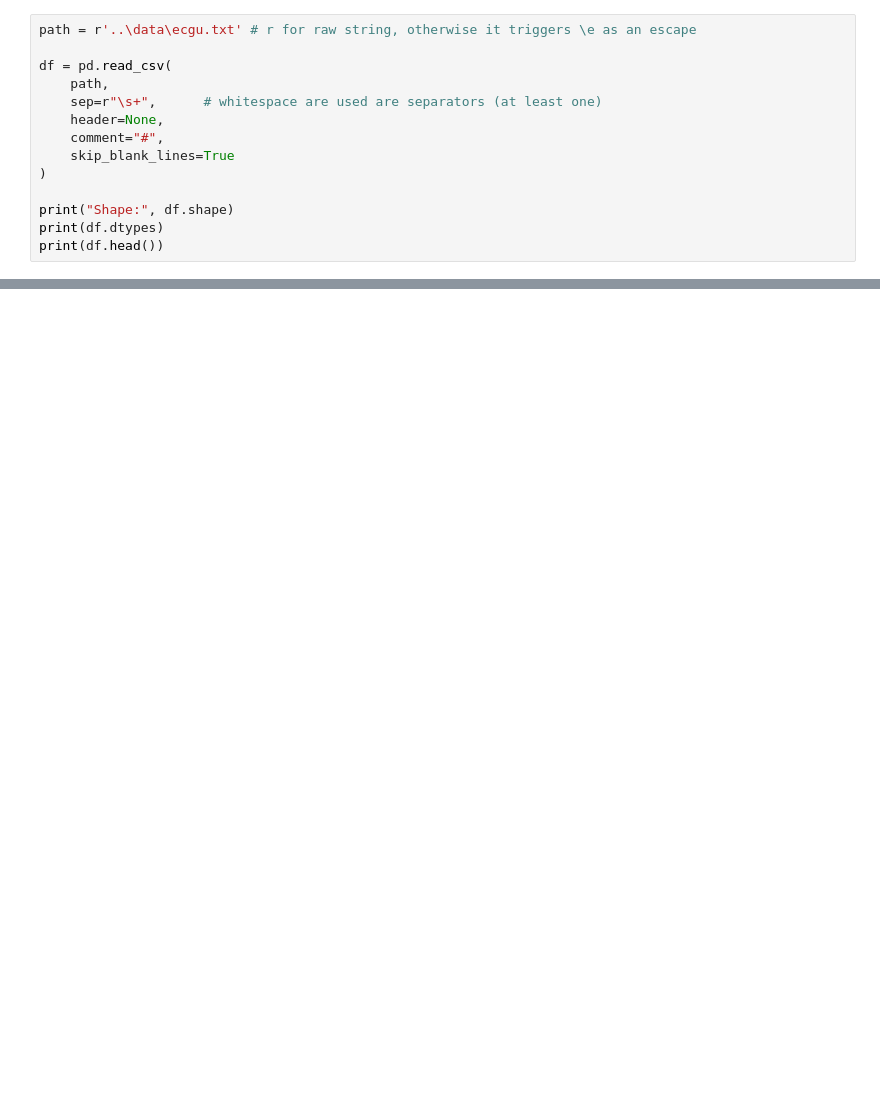
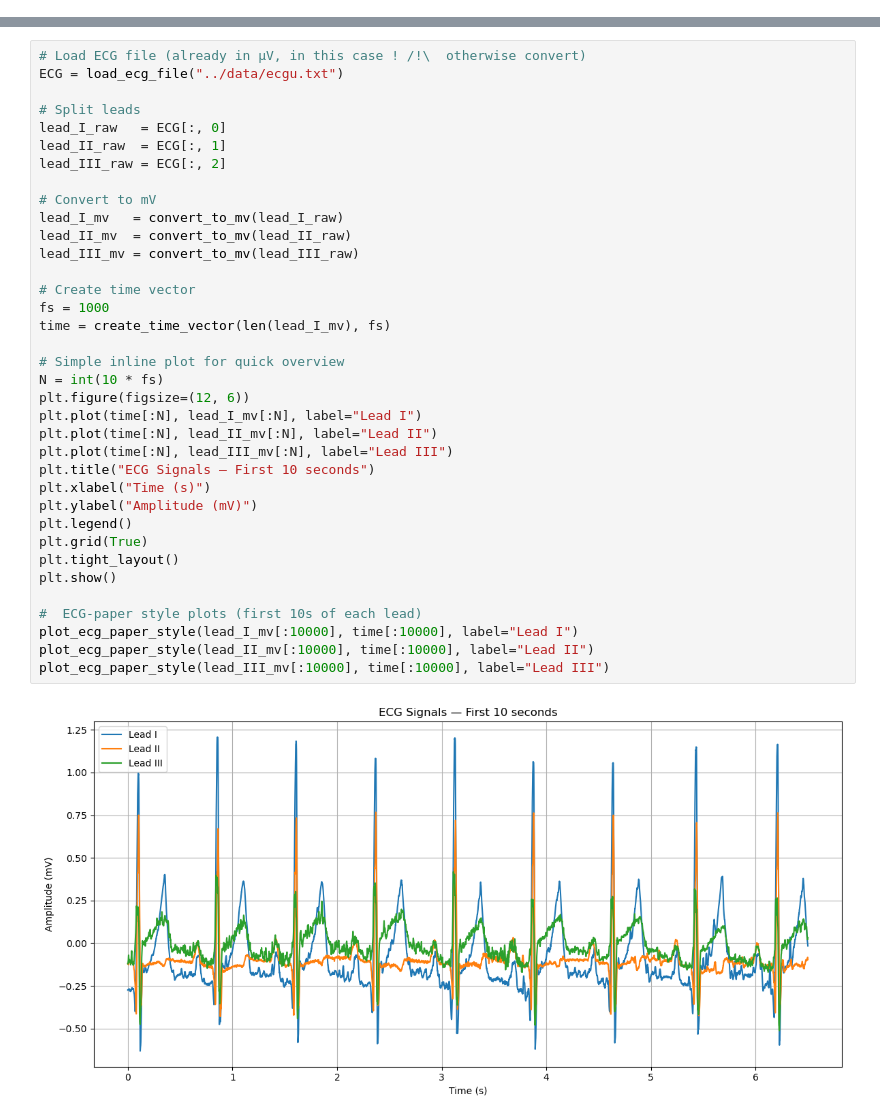
Before and after one commit to MorganVir/ECG_Signal_Analysis, a Jupyter notebook: notebooks/ecg_display.ipynb, the cells around one changed output, grey strips where cells are left out. Saved outputs shown, nothing was run; the diff lists cells and outputs as text; blank space fills up the shorter version.

```diff
--- a/notebooks/ecg_display.ipynb
+++ b/notebooks/ecg_display.ipynb
@@ -6,14 +3,0 @@ import pandas as pd
-# %%
-path = r'..\data\ecgu.txt' # r for raw string, otherwise it triggers \e as an escape
-
-df = pd.read_csv(
-    path,
-    sep=r"\s+",      # whitespace are used are separators (at least one)
-    header=None,
-    comment="#",
-    skip_blank_lines=True
-)
-
-print("Shape:", df.shape)
-print(df.dtypes)
-print(df.head())
@@ -156,0 +66,38 @@ plot_ecg_paper_style(lead_III_mv[:10000], time[:10000], label="Lead III")
+# %%
+# Load ECG file (already in µV, in this case ! /!\  otherwise convert)
+ECG = load_ecg_file("../data/ecgu.txt")
+
+# Split leads
+lead_I_raw   = ECG[:, 0]
+lead_II_raw  = ECG[:, 1]
+lead_III_raw = ECG[:, 2]
+
+# Convert to mV
+lead_I_mv   = convert_to_mv(lead_I_raw)
+lead_II_mv  = convert_to_mv(lead_II_raw)
+lead_III_mv = convert_to_mv(lead_III_raw)
+
+# Create time vector
+fs = 1000
+time = create_time_vector(len(lead_I_mv), fs)
+
+# Simple inline plot for quick overview
+N = int(10 * fs)
+plt.figure(figsize=(12, 6))
+plt.plot(time[:N], lead_I_mv[:N], label="Lead I")
+plt.plot(time[:N], lead_II_mv[:N], label="Lead II")
+plt.plot(time[:N], lead_III_mv[:N], label="Lead III")
+plt.title("ECG Signals — First 10 seconds")
+plt.xlabel("Time (s)")
+plt.ylabel("Amplitude (mV)")
+plt.legend()
+plt.grid(True)
+plt.tight_layout()
+plt.show()
+
+#  ECG-paper style plots (first 10s of each lead)
+plot_ecg_paper_style(lead_I_mv[:10000], time[:10000], label="Lead I")
+plot_ecg_paper_style(lead_II_mv[:10000], time[:10000], label="Lead II")
+plot_ecg_paper_style(lead_III_mv[:10000], time[:10000], label="Lead III")
+# %% [output]
+[figure, added]
```
Also changed, not shown: parts of 13 cells of this notebook.
